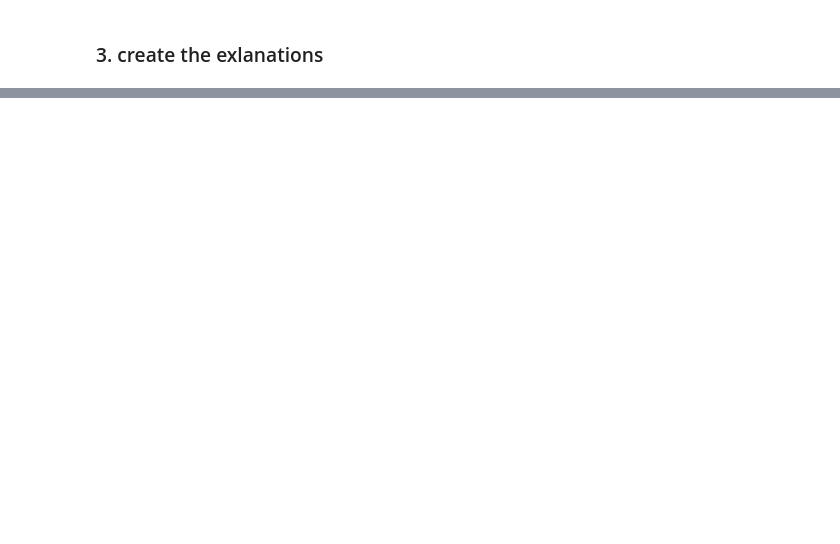
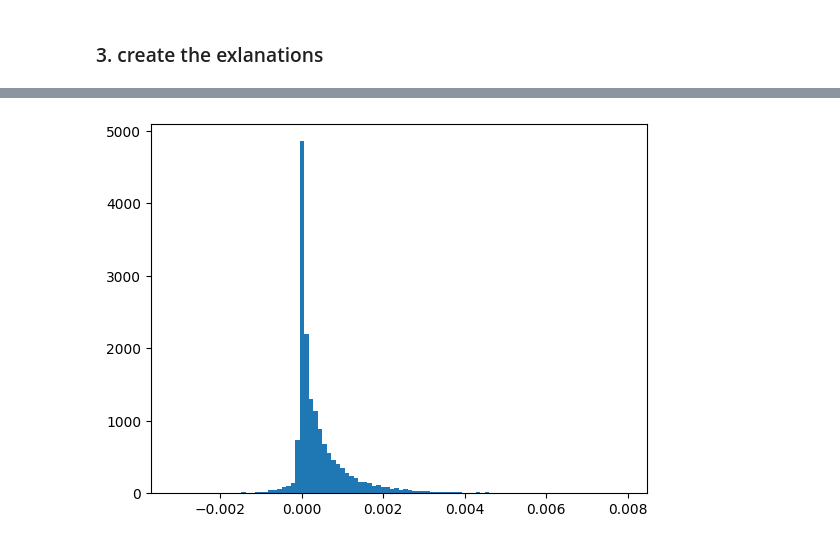
Before and after one commit to LukaVanHoeven/woofsandmeows, a Jupyter notebook: explain.ipynb, the cells around one changed output, grey strips where cells are left out. Drawn from its saved outputs; the diff is of its cells as text; code cells hidden in the pictures; blank space fills up the shorter version.

```diff
--- a/explain.ipynb
+++ b/explain.ipynb
@@ -156,0 +209,10 @@ plt.show()
+# %%
+cm = expl_out["contribution_map"][0].cpu().detach().numpy()
+
+logger.info(f"{cm.min() = }, {cm.max() =}")
+logger.info(f"{(cm > 0).mean() = }")
+logger.info(f"{(cm < 0).mean() = }")
+
+plt.hist(cm.flatten(), bins=100)
+plt.show()
+# %% [output]
@@ -156,0 +222 @@ plt.show()
+[figure, added]
```
Also changed, not shown: parts of 13 cells of this notebook, 2 other files.
